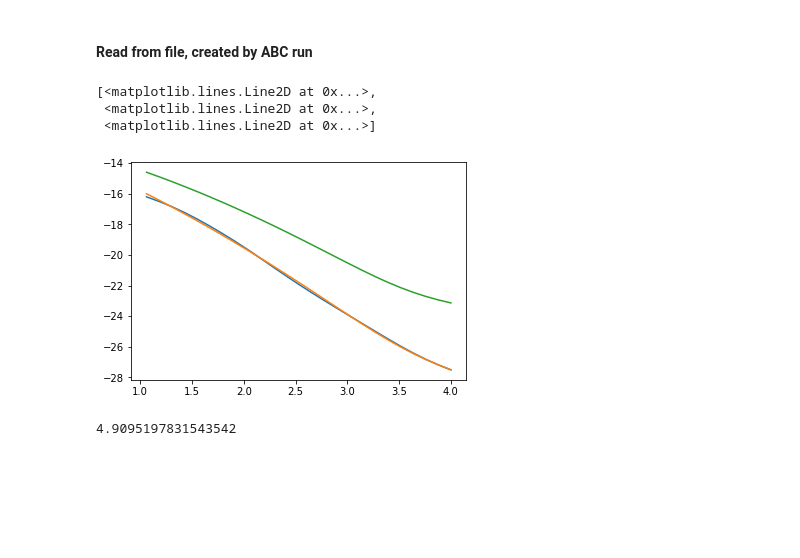
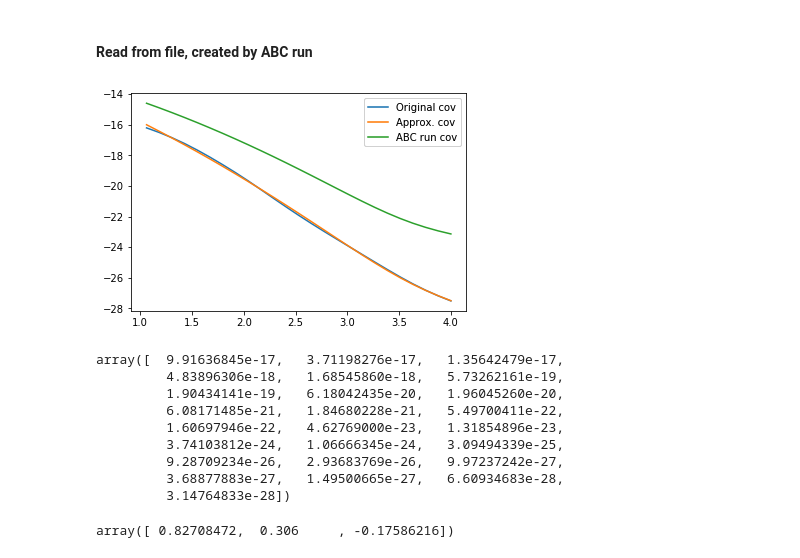
Before and after one commit to emilleishida/CorrMatrix_ABC, a Jupyter notebook: scripts/ABC/WL_Cell_fit.ipynb, the cells around one changed output. Drawn from its saved outputs; the diff is of its cells as text; code cells hidden in the pictures; blank space fills up the shorter version.

```diff
--- a/scripts/ABC/WL_Cell_fit.ipynb
+++ b/scripts/ABC/WL_Cell_fit.ipynb
@@ -269,9 +278,14 @@ D2 = A / ell**2 * (10**quadratic(logell, *popt) / ell + B)**2
 # %%
 Dinv = np.loadtxt('cov_true_inv_diag.txt')
 # %%
-plt.plot(logell, np.log10(D), logell, np.log10(D2), logell, np.log10(1/Dinv))
+d1, = plt.plot(logell, np.log10(D))
+d2, = plt.plot(logell, np.log10(D2))
+d3, = plt.plot(logell, np.log10(1/Dinv))
+
+plot_data  = [d1, d2, d3]
+label_data = ['Original cov', 'Approx. cov', 'ABC run cov']
+leg_data   = plt.legend(plot_data, label_data, loc=1)
+
+leg = plt.gca().add_artist(leg_data)
 # %% [output]
-[<matplotlib.lines.Line2D at 0x...>,
- <matplotlib.lines.Line2D at 0x...>,
- <matplotlib.lines.Line2D at 0x...>]
-[figure, old version]
+[figure, new version]
@@ -280,6 +292,18 @@ A = 1/(2 * f_sky * Delta_ln_ell_bar)
-# %%
-A
-# %% [output]
-4.9095197831543542
+# %%
+D2
+# %% [output]
+array([  9.91636845e-17,   3.71198276e-17,   1.35642479e-17,
+         4.83896306e-18,   1.68545860e-18,   5.73262161e-19,
+         1.90434141e-19,   6.18042435e-20,   1.96045260e-20,
+         6.08171485e-21,   1.84680228e-21,   5.49700411e-22,
+         1.60697946e-22,   4.62769000e-23,   1.31854896e-23,
+         3.74103812e-24,   1.06666345e-24,   3.09494339e-25,
+         9.28709234e-26,   2.93683769e-26,   9.97237242e-27,
+         3.68877883e-27,   1.49500665e-27,   6.60934683e-28,
+         3.14764833e-28])
+# %%
+popt
+# %% [output]
+array([ 0.82708472,  0.306     , -0.17586216])
 # %%
 B = sigma_eps**2 / (2 * nbar_rad2)
```
Also changed, not shown: parts of 7 cells of this notebook, 4 other files.
